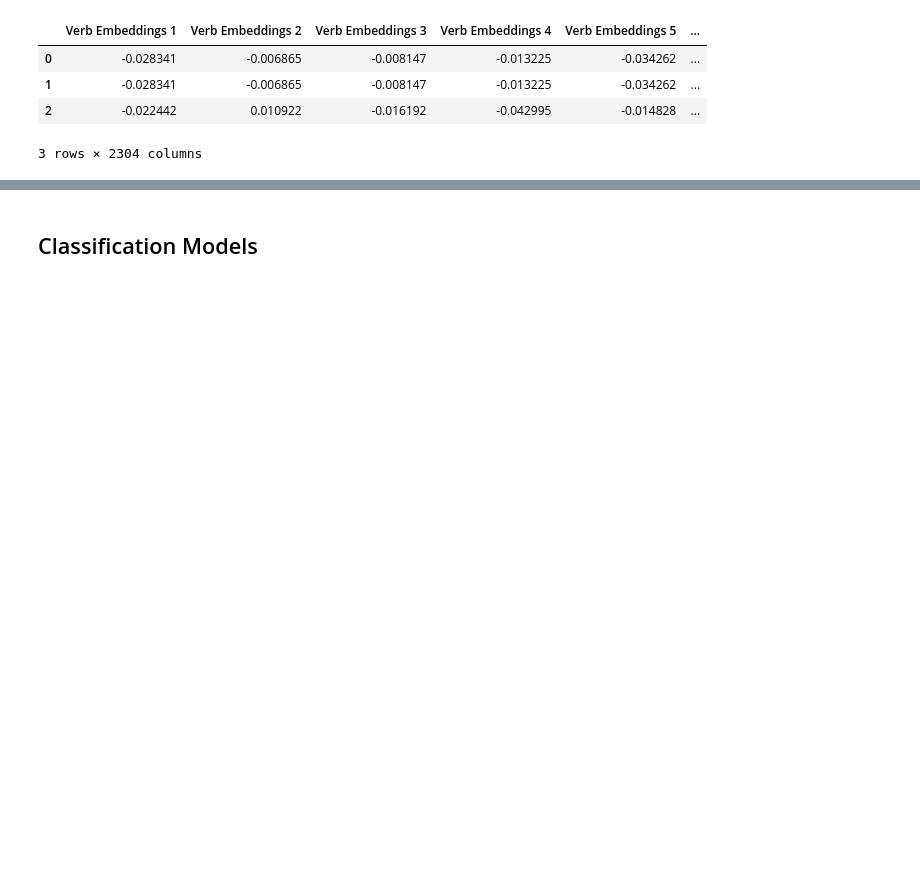
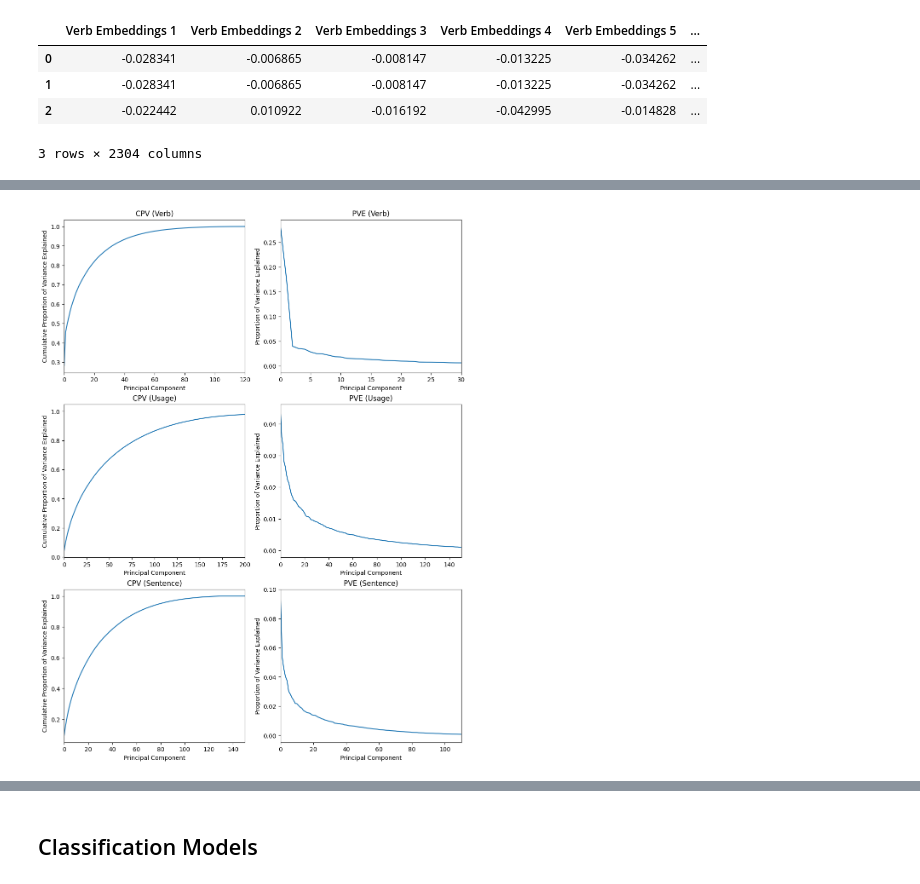
Before and after one commit to MiguelPartosa/Thesis-FOS-BinaryClass-WSD, a Jupyter notebook: Ensemble Model.ipynb, the cells around one changed output, grey strips where cells are left out. Saved outputs shown, nothing was run; the diff lists cells and outputs as text; code cells hidden in the pictures; blank space fills up the shorter version.

Commit message:
Full implementation for PCA-Guided K-means

```diff
--- a/Ensemble Model.ipynb
+++ b/Ensemble Model.ipynb
@@ -88,3 +99,0 @@ df_embedded.to_excel('../../Dataset/Ensemble/train_with_embeddings.xlsx',index=F
-# %%
-df_embedded = pd.read_excel('../../Dataset/Ensemble/train_with_embeddings.xlsx')
-df_embedded.head(1)
@@ -195,16 +167,0 @@ From here on, methods are taken from a [medium article by Wamika Jha](https://me
-# %%
-wcss = []
-for i in range(1,11):
-   model = KMeans(n_clusters = i, init = "k-means++")
-   model.fit(df_pca_sentence)
-   wcss.append(model.inertia_)
-
-
-fig,axs = plt.subplots(2,2, figsize=(7,10), layout='constrained')
-# TODO: PLot all three
-
-plt.figure(figsize=(10,10))
-plt.plot(range(1,11), wcss)
-plt.xlabel('Number of clusters')
-plt.ylabel('WCSS')
-plt.show()
@@ -221,0 +224,45 @@ df_combined_embeddings.head(3)
+# %%
+from sklearn.decomposition import PCA
+pca = PCA()
+
+
+def GetExplainedVariance(df):
+    raw_scaled = scaler.fit_transform(df)
+    pca.fit(raw_scaled)
+    return pca.explained_variance_ratio_
+
+
+def GetCumulativeVariance(df):
+    return np.cumsum(GetExplainedVariance(df))
+
+
+fig, axs = plt.subplots(3, 2, figsize=(10, 13), layout='constrained')
+
+
+def PlotVariance(df, title: str, row: int, xlim_proportion: int = None, xlim_cumulative: int = None):
+    # Plot 1 cumulative var
+    axs[row, 0].plot(GetCumulativeVariance(df))
+    axs[row, 0].set_title(
+        f'CPV ({title})')
+    if xlim_cumulative is not None:
+        axs[row, 0].set_xlim(left=0,right=xlim_cumulative)
+    axs[row, 0].set_ylabel("Cumulative Proportion of Variance Explained")
+    axs[row, 0].set_xlabel("Principal Component")
+
+    # Plot 2 explained var
+    axs[row, 1].plot(GetExplainedVariance(df))
+    axs[row, 1].set_title(f'PVE ({title})')
+    if xlim_proportion is not None:
+        axs[row, 1].set_xlim(left=0,right=xlim_proportion)
+    axs[row, 1].set_ylabel("Proportion of Variance Explained")
+    axs[row, 1].set_xlabel("Principal Component")
+
+
+# Verb Embeddings
+PlotVariance(df_pca_verb, row=0, title='Verb', xlim_cumulative=120, xlim_proportion=30)
+PlotVariance(df_pca_usage, row=1, title='Usage', xlim_cumulative=200, xlim_proportion=150)
+PlotVariance(df_pca_sentence, row=2, title='Sentence', xlim_cumulative=150, xlim_proportion=110)
+
+plt.show()
+# %% [output]
+[figure, added]
```
Also changed, not shown: parts of 40 cells of this notebook, 2 other files.
